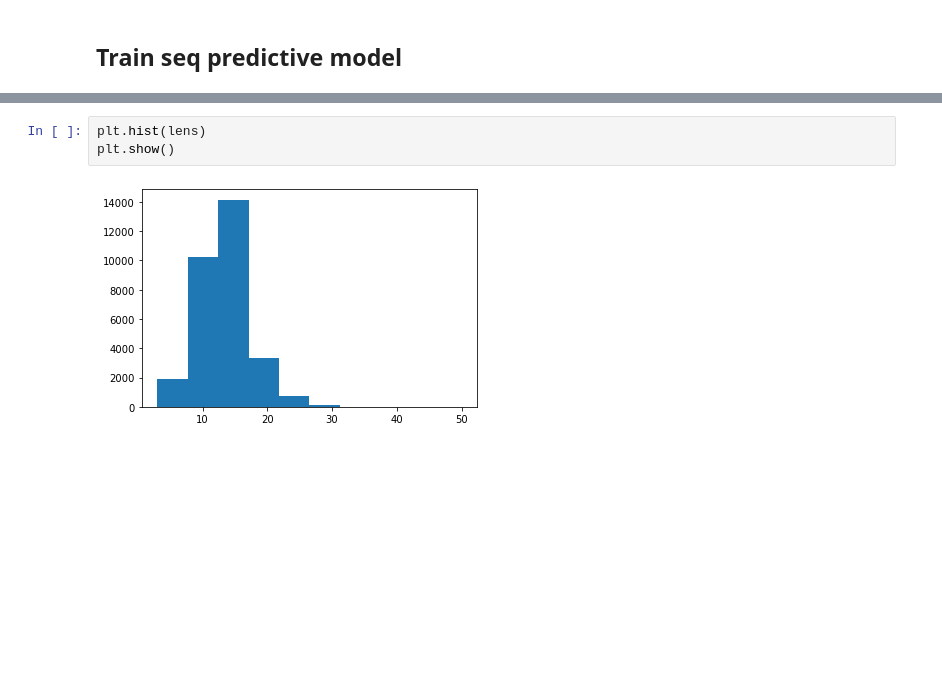
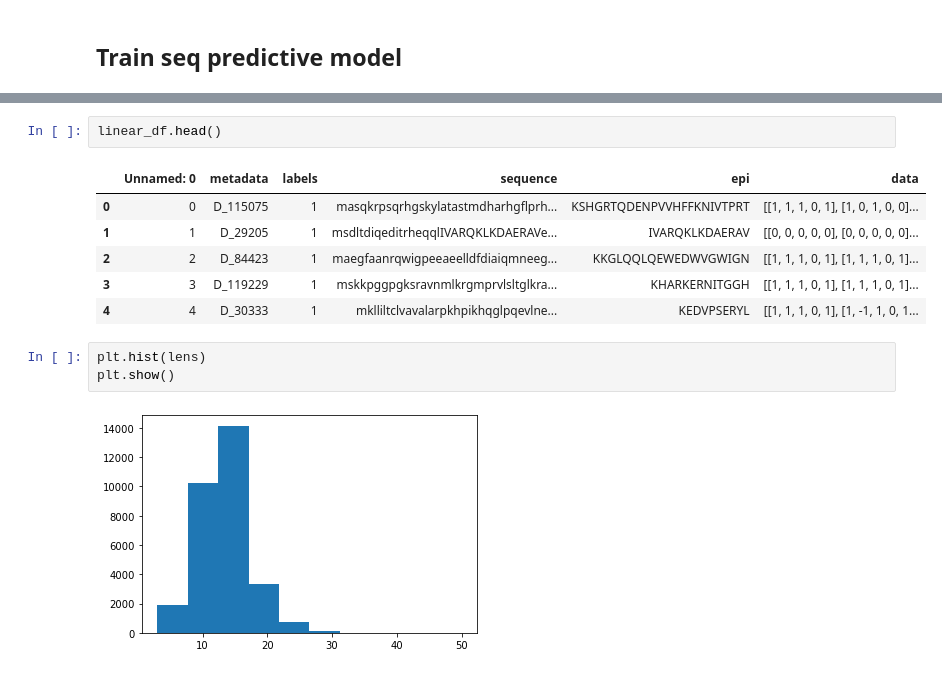
Before and after one commit to NinaWie/sars_cov_2_epitopes, a Jupyter notebook: train_model.ipynb, the cells around one changed output, grey strips where cells are left out. Cells and saved outputs as stored; diff of their text form; blank space fills up the shorter version.

```diff
--- a/train_model.ipynb
+++ b/train_model.ipynb
@@ -284,3 +313,12 @@ lens = np.array([len(d) for d in data])
+# %%
+linear_df.head()
+# %% [output]
+|  | Unnamed: 0 | metadata | labels | sequence | epi | data |
+| 0 | 0 | D_115075 | 1 | masqkrpsqrhgskylatastmdharhgflprh... | KSHGRTQDENPVVHFFKNIVTPRT | [[1, 1, 1, 0, 1], [1, 0, 1, 0, 0]... |
+| 1 | 1 | D_29205 | 1 | msdltdiqeditrheqqlIVARQKLKDAERAVe... | IVARQKLKDAERAV | [[0, 0, 0, 0, 0], [0, 0, 0, 0, 0]... |
+| 2 | 2 | D_84423 | 1 | maegfaanrqwigpeeaeelldfdiaiqmneeg... | KKGLQQLQEWEDWVGWIGN | [[1, 1, 1, 0, 1], [1, 1, 1, 0, 1]... |
+| 3 | 3 | D_119229 | 1 | mskkpggpgksravnmlkrgmprvlsltglkra... | KHARKERNITGGH | [[1, 1, 1, 0, 1], [1, 1, 1, 0, 1]... |
+| 4 | 4 | D_30333 | 1 | mklliltclvavalarpkhpikhqglpqevlne... | KEDVPSERYL | [[1, 1, 1, 0, 1], [1, -1, 1, 0, 1... |
 # %%
 plt.hist(lens)
 plt.show()
```
Also changed, not shown: parts of 36 cells of this notebook, 8 other files.
